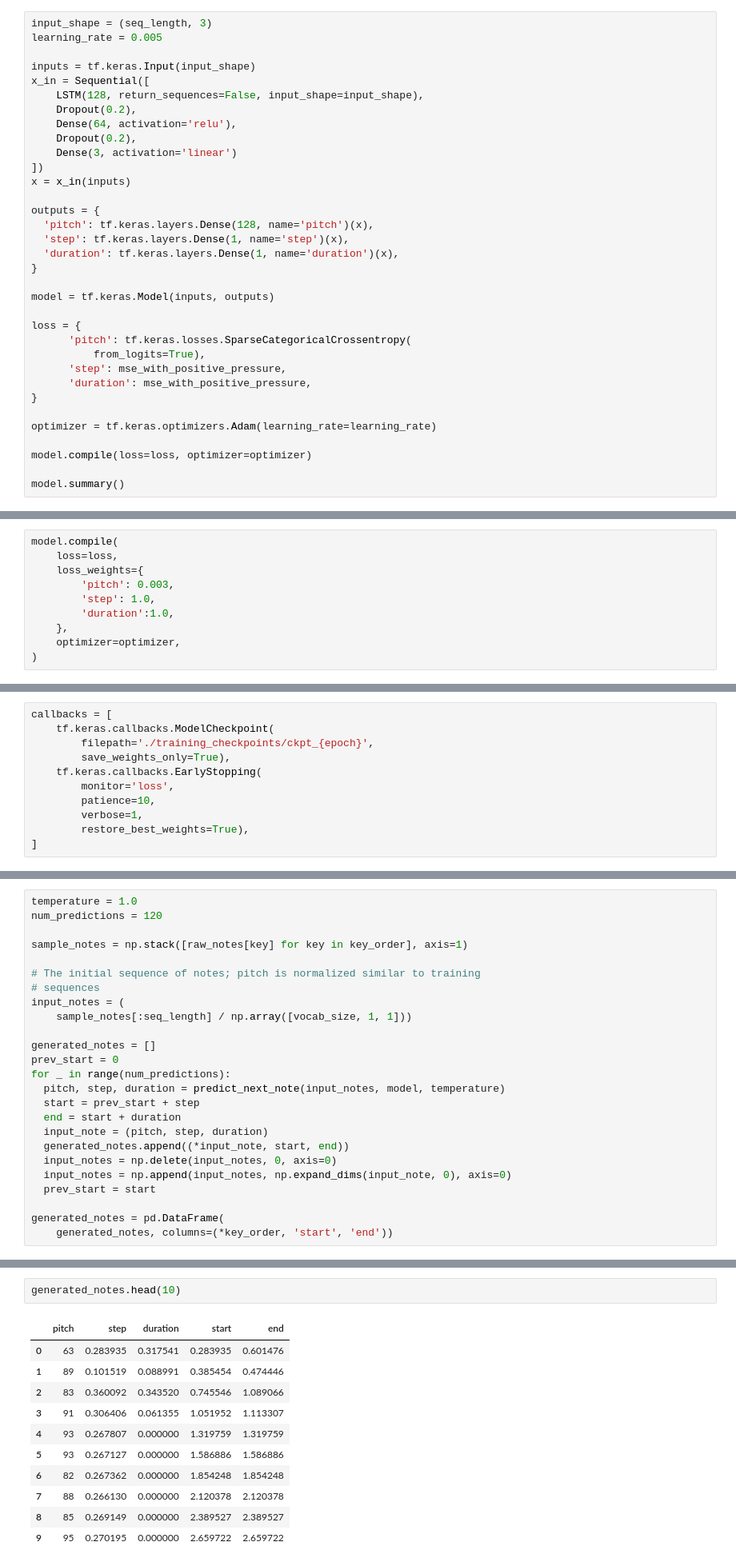
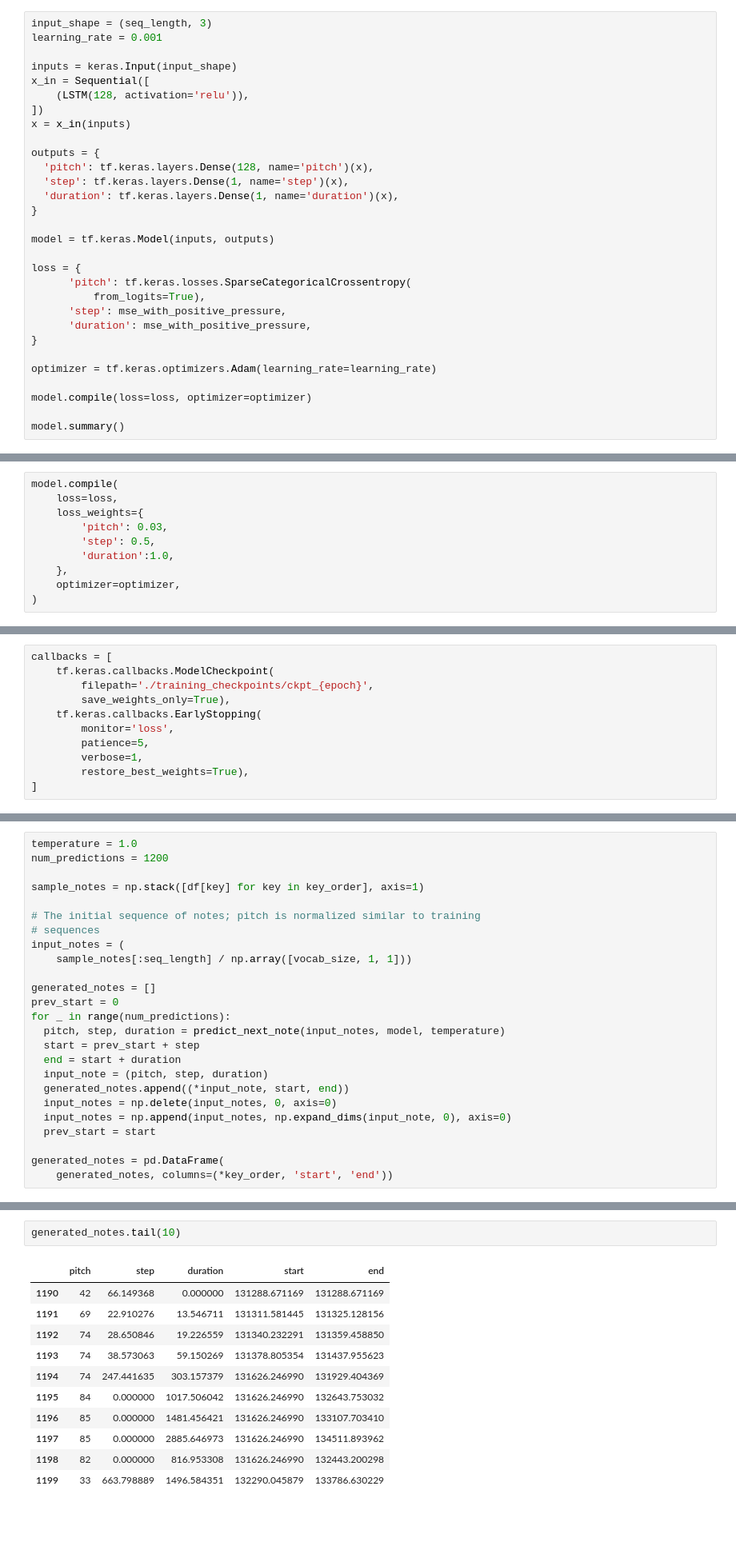
Before and after one commit to PratyushNag/Music-Generator-v1, a Jupyter notebook: Music_Generation_v1.ipynb, the cells around one changed output, grey strips where cells are left out. Shown at 80% size. Drawn from its saved outputs; the diff is of its cells as text; blank space fills up the shorter version.

```diff
--- a/Music_Generation_v1.ipynb
+++ b/Music_Generation_v1.ipynb
@@ -340,15 +386,11 @@ def mse_with_positive_pressure(y_true: tf.Tensor, y_pred: tf.Tensor):
 Defining and compiling the model
 # %%
 input_shape = (seq_length, 3)
-learning_rate = 0.005
+learning_rate = 0.001
 
-inputs = tf.keras.Input(input_shape)
+inputs = keras.Input(input_shape)
 x_in = Sequential([
-    LSTM(128, return_sequences=False, input_shape=input_shape),
-    Dropout(0.2),
-    Dense(64, activation='relu'),
-    Dropout(0.2),
-    Dense(3, activation='linear')
+    (LSTM(128, activation='relu')),
 ])
 x = x_in(inputs)
 
@@ -407,8 +449,8 @@ reduce any inconsistencies in loss, by tuning loss weights below
 model.compile(
     loss=loss,
     loss_weights={
-        'pitch': 0.003,
-        'step': 1.0,
+        'pitch': 0.03,
+        'step': 0.5,
         'duration':1.0,
     },
     optimizer=optimizer,
@@ -428,7 +470,7 @@ callbacks = [
         save_weights_only=True),
     tf.keras.callbacks.EarlyStopping(
         monitor='loss',
-        patience=10,
+        patience=5,
         verbose=1,
         restore_best_weights=True),
 ]
@@ -494,9 +536,9 @@ def predict_next_note(
   return int(pitch), float(step), float(duration)
 # %%
 temperature = 1.0
-num_predictions = 120
+num_predictions = 1200
 
-sample_notes = np.stack([raw_notes[key] for key in key_order], axis=1)
+sample_notes = np.stack([df[key] for key in key_order], axis=1)
 
 # The initial sequence of notes; pitch is normalized similar to training
 # sequences
@@ -538,17 +562,17 @@ generated_notes = pd.DataFrame(
 # %%
-generated_notes.head(10)
+generated_notes.tail(10)
 # %% [output]
 |  | pitch | step | duration | start | end |
-| 0 | 63 | 0.283935 | 0.317541 | 0.283935 | 0.601476 |
-| 1 | 89 | 0.101519 | 0.088991 | 0.385454 | 0.474446 |
-| 2 | 83 | 0.360092 | 0.343520 | 0.745546 | 1.089066 |
-| 3 | 91 | 0.306406 | 0.061355 | 1.051952 | 1.113307 |
-| 4 | 93 | 0.267807 | 0.000000 | 1.319759 | 1.319759 |
-| 5 | 93 | 0.267127 | 0.000000 | 1.586886 | 1.586886 |
-| 6 | 82 | 0.267362 | 0.000000 | 1.854248 | 1.854248 |
-| 7 | 88 | 0.266130 | 0.000000 | 2.120378 | 2.120378 |
-| 8 | 85 | 0.269149 | 0.000000 | 2.389527 | 2.389527 |
-| 9 | 95 | 0.270195 | 0.000000 | 2.659722 | 2.659722 |
+| 1190 | 42 | 66.149368 | 0.000000 | 131288.671169 | 131288.671169 |
+| 1191 | 69 | 22.910276 | 13.546711 | 131311.581445 | 131325.128156 |
+| 1192 | 74 | 28.650846 | 19.226559 | 131340.232291 | 131359.458850 |
+| 1193 | 74 | 38.573063 | 59.150269 | 131378.805354 | 131437.955623 |
+| 1194 | 74 | 247.441635 | 303.157379 | 131626.246990 | 131929.404369 |
+| 1195 | 84 | 0.000000 | 1017.506042 | 131626.246990 | 132643.753032 |
+| 1196 | 85 | 0.000000 | 1481.456421 | 131626.246990 | 133107.703410 |
+| 1197 | 85 | 0.000000 | 2885.646973 | 131626.246990 | 134511.893962 |
+| 1198 | 82 | 0.000000 | 816.953308 | 131626.246990 | 132443.200298 |
+| 1199 | 33 | 663.798889 | 1496.584351 | 132290.045879 | 133786.630229 |
 # %%
 def notes_to_midi(
   notes: pd.DataFrame,
```
Also changed, not shown: parts of 32 cells of this notebook.
